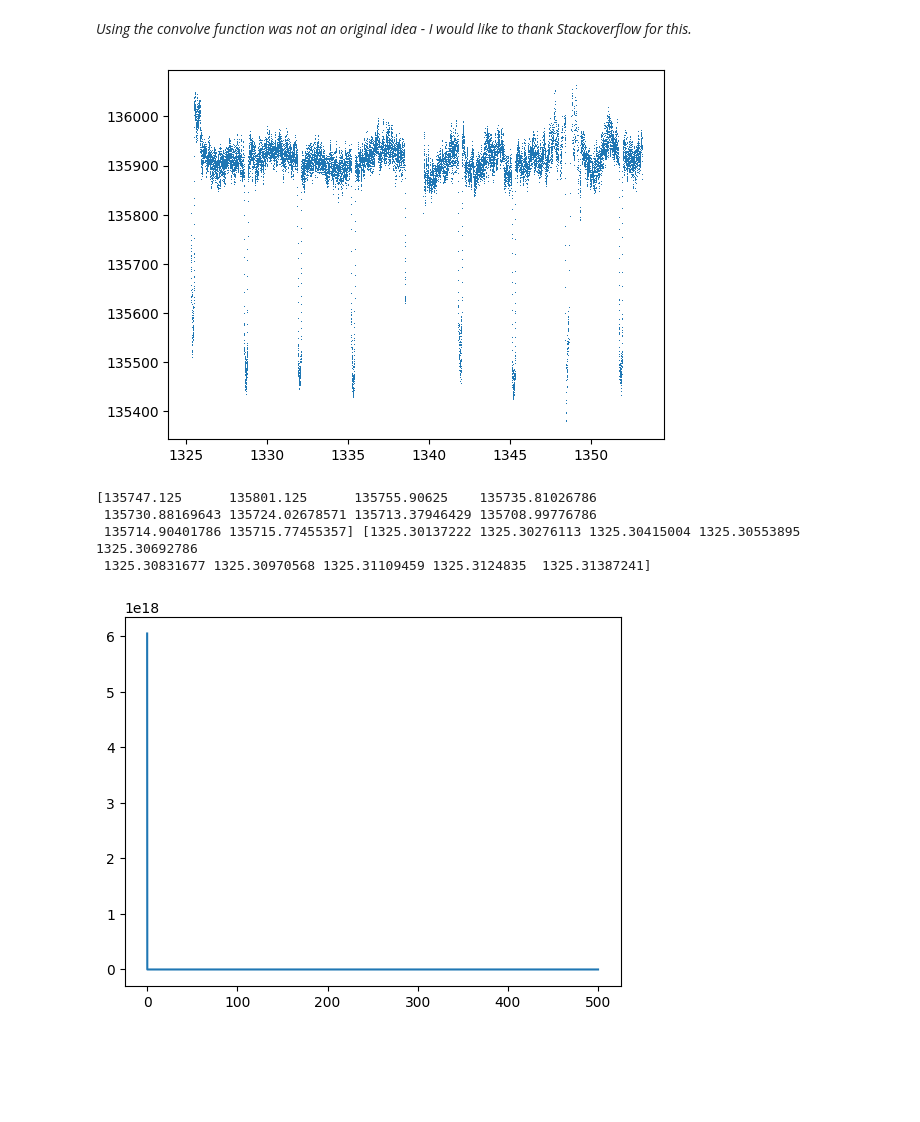
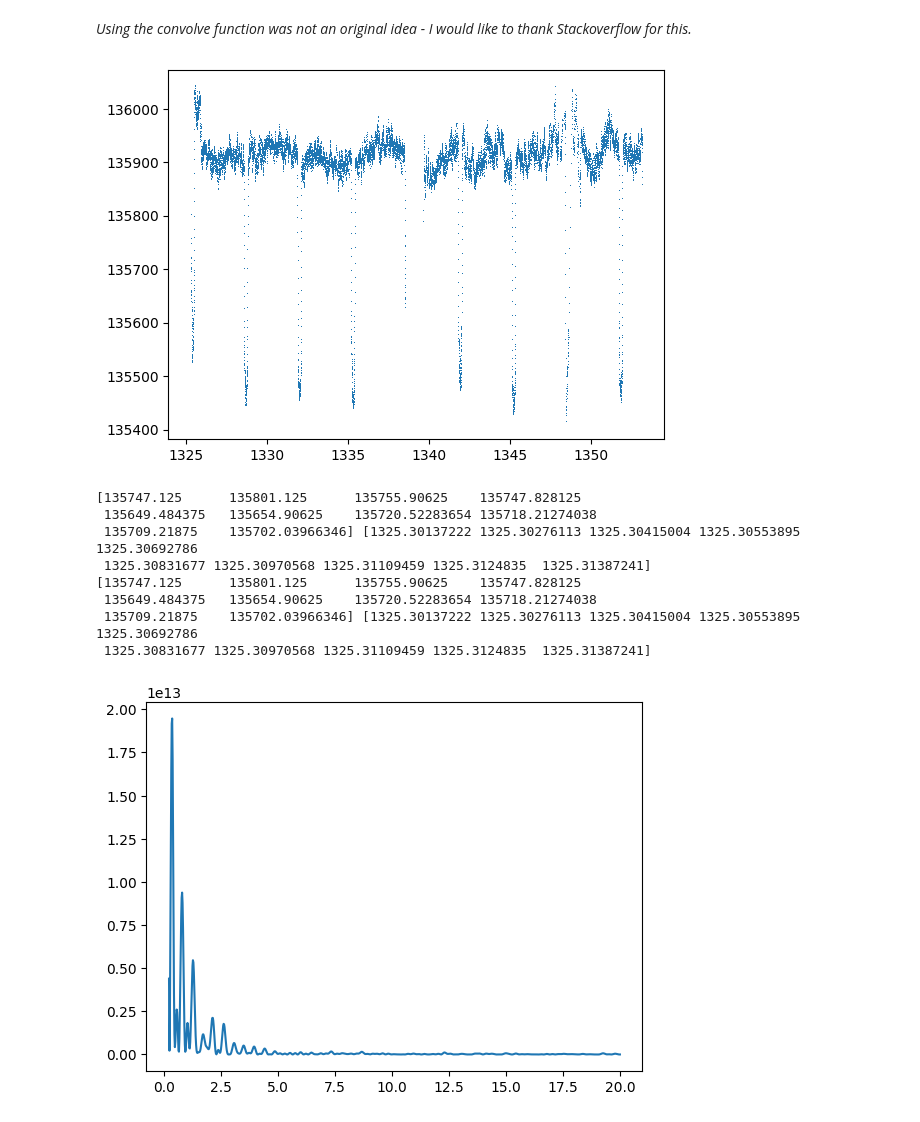
Before and after one commit to ShashanthS/ExoplanetTransitModelling, a Jupyter notebook: Assignment2_ShashanthSriramanathan.ipynb, the cells around one changed output. Cells and saved outputs as stored; diff of their text form; code cells hidden in the pictures; blank space fills up the shorter version.

```diff
--- a/Assignment2_ShashanthSriramanathan.ipynb
+++ b/Assignment2_ShashanthSriramanathan.ipynb
@@ -27,31 +27,31 @@ def plot_light_curve(data):
     plt.plot(data[:,0], data[:,1], ',')
 # %%
 def find_freq(data, max_freq = 2000, n_bins = 100):
-    freq_range = np.linspace(0.1, max_freq, 100)
-    # print(data[:,1][:10], data[:,0][:10])
-    # temp = sc.signal.lombscargle(data[:,0], data[:,1], freq_range, normalize = False)
-    FFT = sc.fft.fft(data[:,1])
-    FFT = np.abs(FFT)**2
-    freqs = sc.fft.fftfreq(data[:,1].size, d=0.001)
-    # sample_freq[:sig.size//2], power[:sig.size//2]
+    freq_range = np.linspace(.2, max_freq, n_bins)
     print(data[:,1][:10], data[:,0][:10])
-    plt.plot(freqs[:dat[:,1].size//2], FFT[:dat[:,1].size//2])
+    temp = sc.signal.lombscargle(data[:,0], data[:,1], freq_range, normalize = False)
+    print(data[:,1][:10], data[:,0][:10])
+    plt.plot(freq_range, temp)
 # %%
 fname = 'Data/tess_lc1.dat'
-window_length = 7  # has to be odd as you need to take the same number of values on either side of the cell
+window_length = 13  # has to be odd as you need to take the same number of values on either side of the cell
 dat = read_and_clean(fname)
 
 dat[:,1][int((window_length-1)/2):-int((window_length-1)/2)] = smooth_data(dat,window_length)
 plt.plot(dat[:,0], dat[:,1], ',')
 plt.show()
-find_freq(dat, 10, 100)
+find_freq(dat, 20, 1000)
 
 
 # plt.xlim(1331, 1333)
 # %% [output]
-[figure, old version]
+[figure, new version]
-[135747.125      135801.125      135755.90625    135735.81026786
- 135730.88169643 135724.02678571 135713.37946429 135708.99776786
- 135714.90401786 135715.77455357] [1325.30137222 1325.30276113 1325.30415004 1325.30553895 1325.30692786
+[135747.125      135801.125      135755.90625    135747.828125
+ 135649.484375   135654.90625    135720.52283654 135718.21274038
+ 135709.21875    135702.03966346] [1325.30137222 1325.30276113 1325.30415004 1325.30553895 1325.30692786
  1325.30831677 1325.30970568 1325.31109459 1325.3124835  1325.31387241]
+[135747.125      135801.125      135755.90625    135747.828125
+ 135649.484375   135654.90625    135720.52283654 135718.21274038
+ 135709.21875    135702.03966346] [1325.30137222 1325.30276113 1325.30415004 1325.30553895 1325.30692786
+ 1325.30831677 1325.30970568 1325.31109459 1325.3124835  1325.31387241]
-[figure, old version]
+[figure, new version]
```
